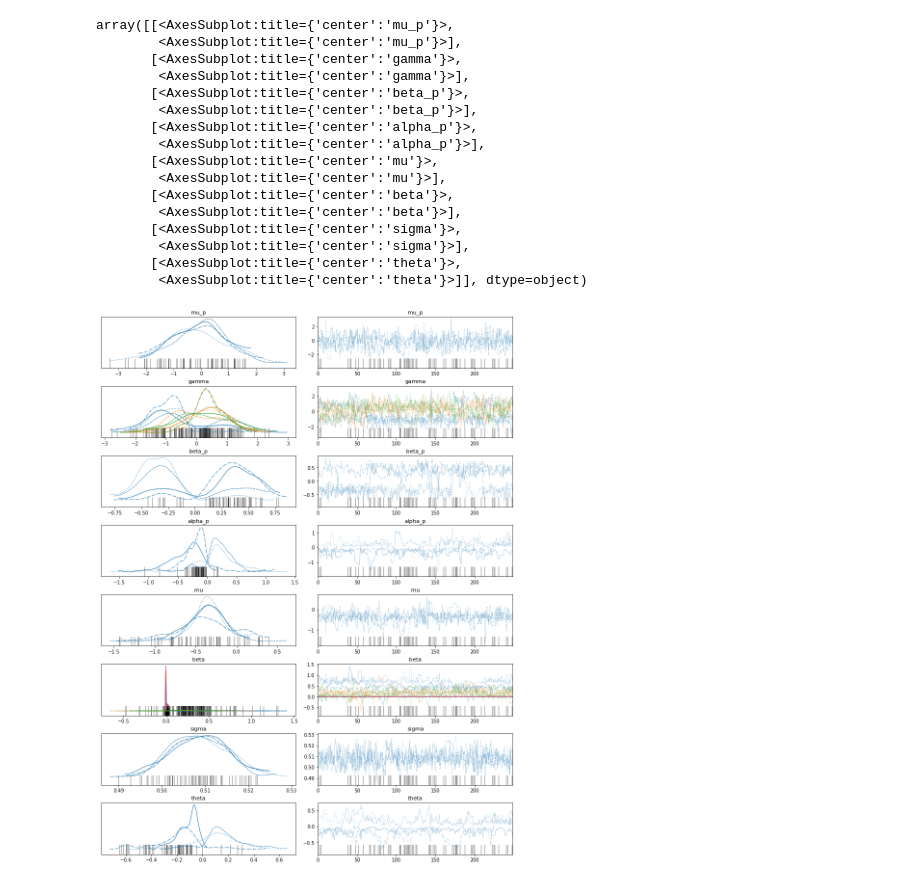
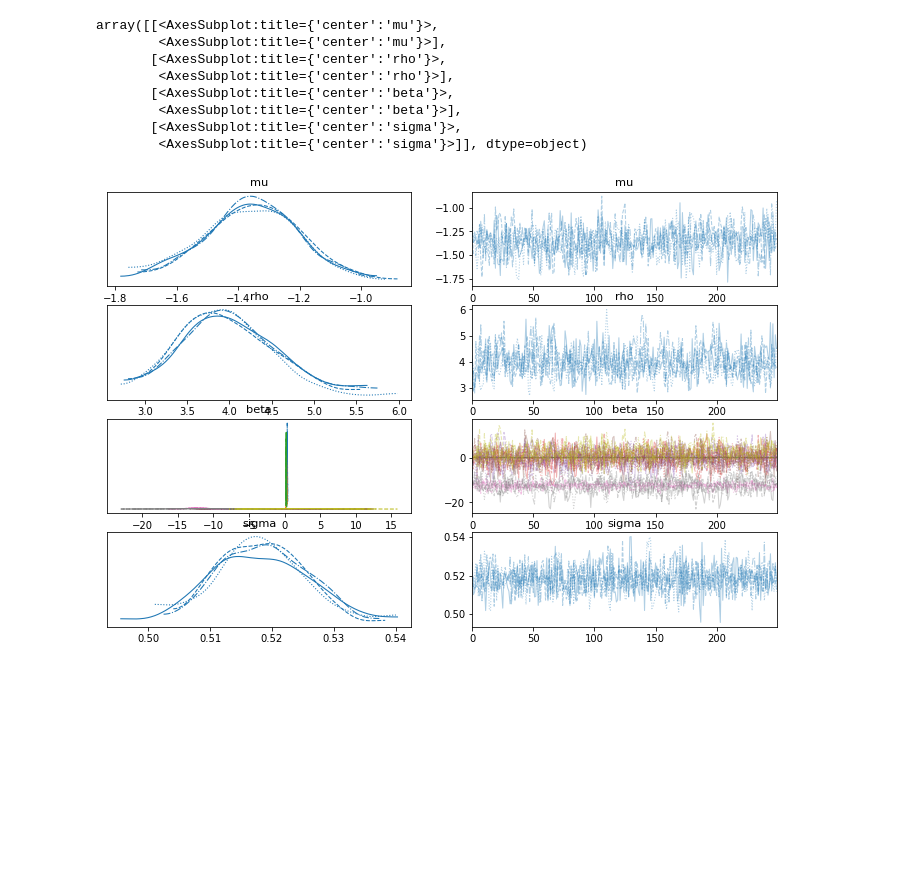
Before and after one commit to eadains/VolatilityTrading, a Jupyter notebook: RV_model_jumps.ipynb, the cells around one changed output. Saved outputs shown, nothing was run; the diff lists cells and outputs as text; code cells hidden in the pictures; blank space fills up the shorter version.

Commit message:
jump model progress

```diff
--- a/RV_model_jumps.ipynb
+++ b/RV_model_jumps.ipynb
@@ -50,21 +131,24 @@ RV_cont = ~jumps * RV + jumps * BV
 # %%
-x = pd.DataFrame(index=RV.index)
-x["RCV"] = np.log(RV_cont)
-x["RCV_5"] = np.log(RV_cont.rolling(5).mean())
-x["RCV_21"] = np.log(RV_cont.rolling(21).mean())
-# Log when not 0, otherwise 0
-x["J"] = np.where(jumps_mag != 0, np.log(jumps_mag), 0)
-x["J_5"] = np.where(jumps_mag.rolling(5).mean() != 0, np.log(jumps_mag.rolling(5).mean()), 0)
-x["J_21"] = np.where(jumps_mag.rolling(21).mean() != 0, np.log(jumps_mag.rolling(21).mean()), 0)
-x = x.dropna()
+features = (pd.DataFrame(vols["RCV"])
+            .assign(RCV5=lambda x: x["RCV"].rolling(5).mean())
+            .assign(RCV21=lambda x: x["RCV"].rolling(21).mean())
+            .assign(mag=vols["mag"])
+            .assign(mag5=lambda x: x["mag"].rolling(5).mean())
+            .assign(mag21=lambda x: x["mag"].rolling(21).mean())
+            .assign(negret=neg_returns)
+            .assign(negret5=lambda x: x["negret"].rolling(5).mean())
+            .assign(negret21=lambda x: x["negret"].rolling(21).mean())
+            .dropna())
+# log transform
+features[["RCV", "RCV5", "RCV21"]] = np.log(features[["RCV", "RCV5", "RCV21"]])
+features[["mag", "mag5", "mag21"]] = np.log(1 + features[["mag", "mag5", "mag21"]])
 
-y = np.log(RV.shift(-1).dropna())
+# 1-day forward variation
+y = np.log(vols["RV"].shift(-1).dropna())
 
-common_index = x.index.intersection(y.index)
+common_index = features.index.intersection(y.index)
 split = int(0.75 * len(common_index))
-x_train = x.loc[common_index[:split]]
-x_test = x.loc[common_index[split:]]
-j_train = jumps.loc[common_index[:split]]
-j_test = jumps.loc[common_index[split:]]
+x_train = features.loc[common_index[:split]]
+x_test = features.loc[common_index[split:]]
 y_train = y.loc[common_index[:split]]
 y_test = y.loc[common_index[split:]]
@@ -125,14 +191,12 @@ data = {
     "M": len(x_train.columns),
     "y": y_train.values,
     "x": x_train.values,
-    "j": j_train.astype(int).values
+    "N_hat": len(x_test),
+    "x_hat": x_test.values
 }
 sample = model.sample(data=data,
                       chains=4,
                       parallel_chains=4,
                       iter_warmup=250,
-                      iter_sampling=250,
-                      inits=0,
-                      max_treedepth=12,
-                      adapt_delta=0.9)
+                      iter_sampling=250)
 # %% [output]
@@ -171,22 +211,14 @@ Processing complete.
 # %%
-model_data = az.from_cmdstanpy(posterior=sample)
+model_data = az.from_cmdstanpy(posterior=sample, observed_data={"y": y.values})
 # %%
-az.plot_trace(model_data, compact=True, var_names=["mu_p", "gamma", "beta_p", "alpha_p", "mu", "beta", "sigma", "theta"])
+az.plot_trace(model_data, compact=True, var_names=["mu", "rho", "beta", "sigma"])
 # %% [output]
-array([[<AxesSubplot:title={'center':'mu_p'}>,
-        <AxesSubplot:title={'center':'mu_p'}>],
-       [<AxesSubplot:title={'center':'gamma'}>,
-        <AxesSubplot:title={'center':'gamma'}>],
-       [<AxesSubplot:title={'center':'beta_p'}>,
-        <AxesSubplot:title={'center':'beta_p'}>],
-       [<AxesSubplot:title={'center':'alpha_p'}>,
-        <AxesSubplot:title={'center':'alpha_p'}>],
-       [<AxesSubplot:title={'center':'mu'}>,
+array([[<AxesSubplot:title={'center':'mu'}>,
         <AxesSubplot:title={'center':'mu'}>],
+       [<AxesSubplot:title={'center':'rho'}>,
+        <AxesSubplot:title={'center':'rho'}>],
        [<AxesSubplot:title={'center':'beta'}>,
         <AxesSubplot:title={'center':'beta'}>],
        [<AxesSubplot:title={'center':'sigma'}>,
-        <AxesSubplot:title={'center':'sigma'}>],
-       [<AxesSubplot:title={'center':'theta'}>,
-        <AxesSubplot:title={'center':'theta'}>]], dtype=object)
+        <AxesSubplot:title={'center':'sigma'}>]], dtype=object)
-[figure, old version]
+[figure, new version]
```
Also changed, not shown: parts of 8 cells of this notebook, 1 other file.
